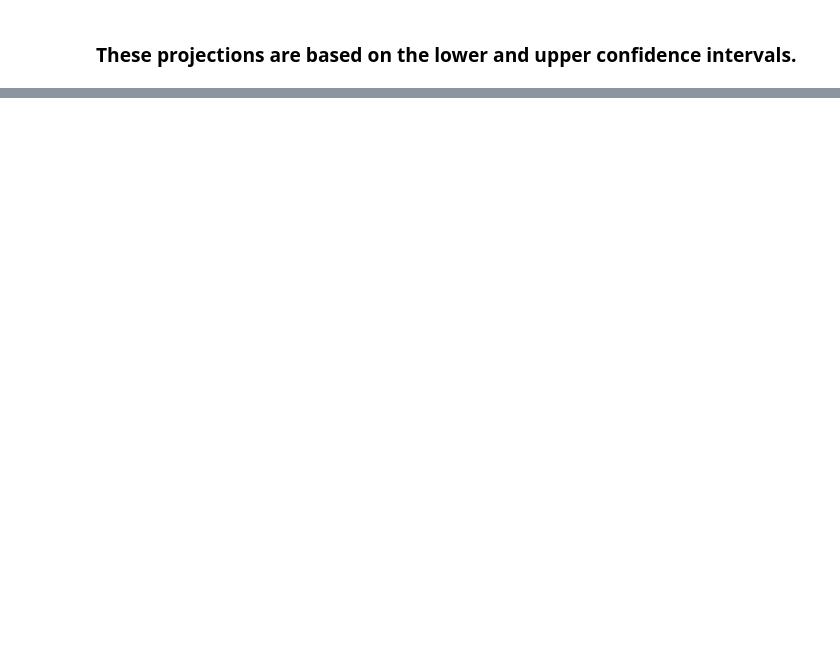
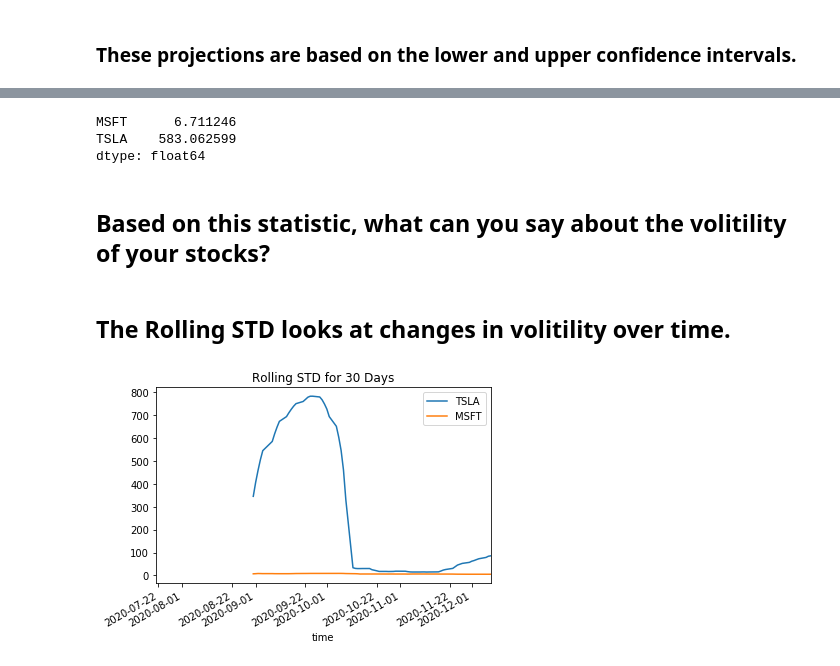
Before and after one commit to GregoryRash6/Custom_Portfolio_Analysis, a Jupyter notebook: gregory.ipynb, the cells around one changed output, grey strips where cells are left out. Saved outputs shown, nothing was run; the diff lists cells and outputs as text; code cells hidden in the pictures; blank space fills up the shorter version.

```diff
--- a/gregory.ipynb
+++ b/gregory.ipynb
@@ -144,0 +244,23 @@ over the next 10 years will end within in the range of $0.28 and $2945.35
+# %%
+# Calculate STD
+overallstd = portfolio_close.std().sort_values()
+
+overallstd
+# %% [output]
+MSFT      6.711246
+TSLA    583.062599
+dtype: float64
+# %% [markdown]
+## Based on this statistic, what can you say about the volitility of your stocks?
+# %% [markdown]
+## The Rolling STD looks at changes in volitility over time.
+# %%
+# Rolling STD for 30 days
+
+rollingstd = portfolio_close.rolling(window=30).std()
+
+rollingstdplot = rollingstd.plot(title='Rolling STD for 30 Days');
+
+rollingstdplot.figure.savefig(f"Images/rollingstdplot.png", bbox_inches='tight')
+# %% [output]
+[figure, added]
```
Also changed, not shown: parts of 20 cells of this notebook, 8 other files.
